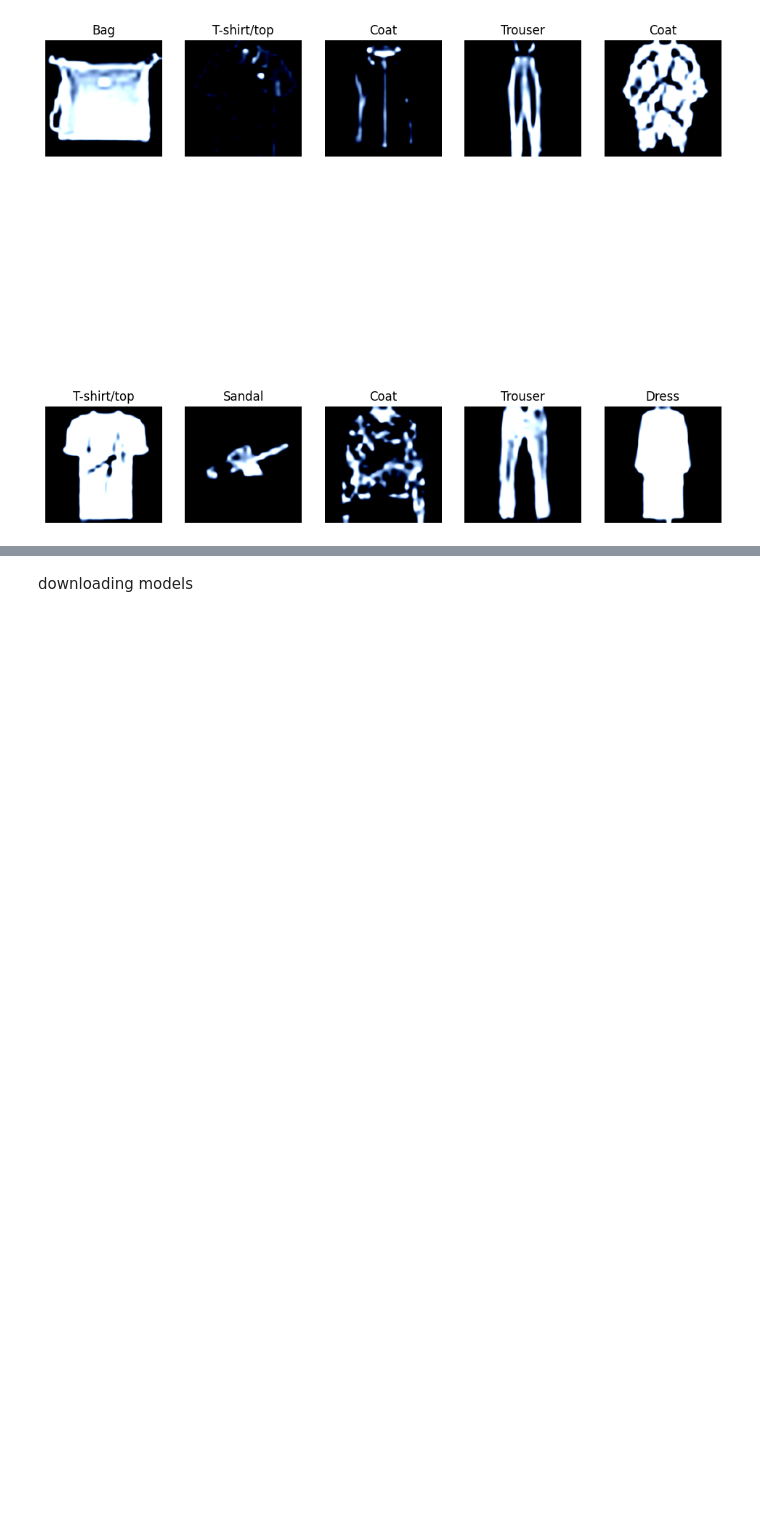
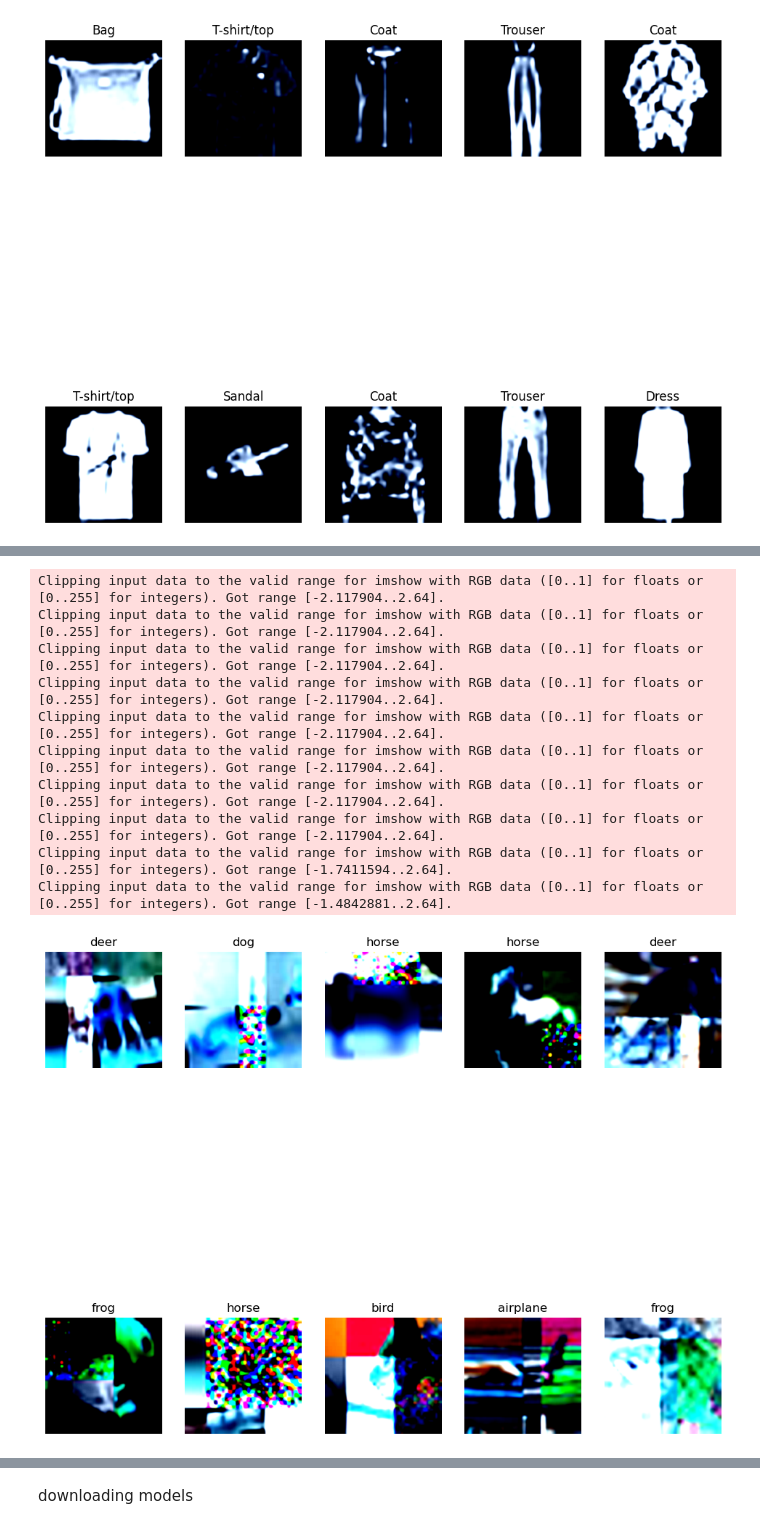
Before and after one commit to kaminskaz/Projekt-Interdyscyplinarny, a Jupyter notebook: training.ipynb, the cells around one changed output, grey strips where cells are left out. Cells and saved outputs as stored; diff of their text form; code cells hidden in the pictures; blank space fills up the shorter version.

```diff
--- a/training.ipynb
+++ b/training.ipynb
@@ -126,0 +208,20 @@ Clipping input data to the valid range for imshow with RGB data ([0..1] for floa
+# %%
+# Get first 10 images and labels from CIFAR-10 train dataset
+cifar10_images, cifar10_labels = next(iter(cifar10_train_loader))
+imshow(cifar10_images[:10], cifar10_labels[:10], cifar10_classes)
+
+# Get first 10 images and labels from Fashion-MNIST train dataset
+fashion_mnist_images, fashion_mnist_labels = next(iter(fashion_mnist_train_loader))
+imshow(fashion_mnist_images[:10], fashion_mnist_labels[:10], fashion_mnist_classes)
+# %% [output]
+Clipping input data to the valid range for imshow with RGB data ([0..1] for floats or [0..255] for integers). Got range [-2.117904..2.64].
+Clipping input data to the valid range for imshow with RGB data ([0..1] for floats or [0..255] for integers). Got range [-2.117904..2.64].
+Clipping input data to the valid range for imshow with RGB data ([0..1] for floats or [0..255] for integers). Got range [-2.117904..2.64].
+Clipping input data to the valid range for imshow with RGB data ([0..1] for floats or [0..255] for integers). Got range [-2.117904..2.64].
+Clipping input data to the valid range for imshow with RGB data ([0..1] for floats or [0..255] for integers). Got range [-2.117904..2.64].
+Clipping input data to the valid range for imshow with RGB data ([0..1] for floats or [0..255] for integers). Got range [-2.117904..2.64].
+Clipping input data to the valid range for imshow with RGB data ([0..1] for floats or [0..255] for integers). Got range [-2.117904..2.64].
+Clipping input data to the valid range for imshow with RGB data ([0..1] for floats or [0..255] for integers). Got range [-2.117904..2.64].
+Clipping input data to the valid range for imshow with RGB data ([0..1] for floats or [0..255] for integers). Got range [-1.7411594..2.64].
+Clipping input data to the valid range for imshow with RGB data ([0..1] for floats or [0..255] for integers). Got range [-1.4842881..2.64].
+[figure, added]
```
Also changed, not shown: parts of 8 cells of this notebook, 1 other file.
